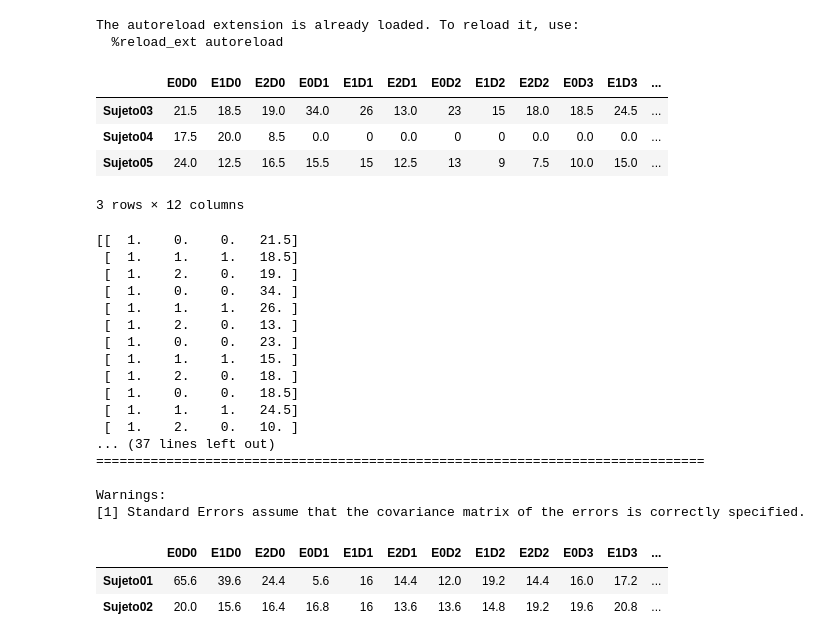
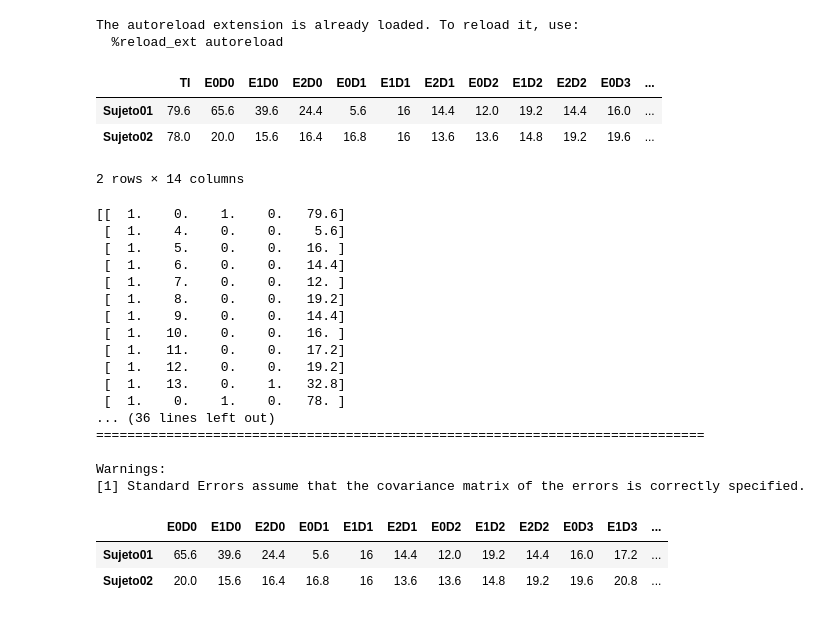
Before and after one commit to IoniUTDT/IPyVisound, a Jupyter notebook: Ajuste pendiente mejorado.ipynb, the cells around one changed output. Saved outputs shown, nothing was run; the diff lists cells and outputs as text; code cells hidden in the pictures.

Commit message:
estuve haciendo un monton de chequeos de significancia, me trabe cuando no dio significativo el entrenamiento!

```diff
--- a/Ajuste pendiente mejorado.ipynb
+++ b/Ajuste pendiente mejorado.ipynb
@@ -83,13 +83,13 @@ entrenamientoA['TF'] = data[data['Orientacion'] == 'A30']['TestFinalAngulos'].ma
 # Armamos las matrices de ajuste segun corresponda, despues se eliminan los datos invalidos
 
 # los datos vienen agrupados en el siguiente orden: primero todos los correspondientes a un mismo sujeto, luego se respeta el orden, es decir se agrupa por dia, y va primero el test inicial y al final el final, en caso de que esten incluidos
-sujetos = 5 # Numeros de sujetos entrenados
+sujetos = 2 # Numeros de sujetos entrenados
 dias = 4 # Numero de dias que vino casa sujeto a entrenar
 sesionesTotales = dias * sujetos # Se llama sesion a cada vez que viene un sujeto
 nivelesXsesion = 3 # Numero de niveles que hay en cada sesion
 nivelesXusuario = dias * nivelesXsesion # Numero total de niveles que hace cada usuario
 
-incluirExtremos = False # Marca si se agrega el test inicial y final a la serie de datos
+incluirExtremos = True # Marca si se agrega el test inicial y final a la serie de datos
 
 if incluirExtremos:
     nivelesXusuario = nivelesXusuario + 2
@@ -140,7 +140,10 @@ else:
     entrenamientoPAProcesar = entrenamientoP.drop(['TI','TF'],1)
     entrenamientoAProcesar = entrenamiento
 
-entrenamientoAProcesar = entrenamientoPAProcesar
+if incluirExtremos:
+    entrenamientoAProcesar = entrenamientoA
+else:
+    entrenamientoAProcesar = entrenamientoPAProcesar
 
 secuencia = entrenamientoAProcesar.stack()
 valores = secuencia.tolist()
@@ -181,52 +184,51 @@ if sacarDia1:
                 valores[i]=0
 
 display (entrenamientoAProcesar)
 
 # Armamos la matriz completa
 unos = [1] * len(valores)
 # matriz = [unos] + [betaslocal] + [betasglobales] + alphas + [gamma1] + [gamma2] + detas + [valores]
 
 # elegimops que queremos ajustar
-matriz = [unos] + [betaslocal] + [feed] + [valores]
+matriz = [unos] + [betasglobales] + [gamma1] + [gamma2] + [valores]
 
 
 matriz = list(map(list, zip(*matriz)))
 
 # Limpiamos la matriz de las filas que no van
 matriz = [item for item in matriz if item[-1]]
 
 print (np.matrix(matriz))
 # Hacemos el ajuste
 
 matrizPura = [item[:-1] for item in matriz]
 valores = [item[-1] for item in matriz]
 
 
 x = np.array(matrizPura)
 y = np.array(valores)
 
 mod = sm.OLS(y, x)
 res = mod.fit()
 print (res.summary())
 # %% [output]
-|  | E0D0 | E1D0 | E2D0 | E0D1 | E1D1 | E2D1 | E0D2 | E1D2 | E2D2 | E0D3 | E1D3 | ... |
-| Sujeto03 | 21.5 | 18.5 | 19.0 | 34.0 | 26 | 13.0 | 23 | 15 | 18.0 | 18.5 | 24.5 | ... |
-| Sujeto04 | 17.5 | 20.0 | 8.5 | 0.0 | 0 | 0.0 | 0 | 0 | 0.0 | 0.0 | 0.0 | ... |
-| Sujeto05 | 24.0 | 12.5 | 16.5 | 15.5 | 15 | 12.5 | 13 | 9 | 7.5 | 10.0 | 15.0 | ... |
+|  | TI | E0D0 | E1D0 | E2D0 | E0D1 | E1D1 | E2D1 | E0D2 | E1D2 | E2D2 | E0D3 | ... |
+| Sujeto01 | 79.6 | 65.6 | 39.6 | 24.4 | 5.6 | 16 | 14.4 | 12.0 | 19.2 | 14.4 | 16.0 | ... |
+| Sujeto02 | 78.0 | 20.0 | 15.6 | 16.4 | 16.8 | 16 | 13.6 | 13.6 | 14.8 | 19.2 | 19.6 | ... |
-3 rows × 12 columns
+2 rows × 14 columns
-[[  1.    0.    0.   21.5]
- [  1.    1.    1.   18.5]
- [  1.    2.    0.   19. ]
- [  1.    0.    0.   34. ]
- [  1.    1.    1.   26. ]
- [  1.    2.    0.   13. ]
- [  1.    0.    0.   23. ]
- [  1.    1.    1.   15. ]
- [  1.    2.    0.   18. ]
- [  1.    0.    0.   18.5]
- [  1.    1.    1.   24.5]
- [  1.    2.    0.   10. ]
-... (37 lines left out)
+[[  1.    0.    1.    0.   79.6]
+ [  1.    4.    0.    0.    5.6]
+ [  1.    5.    0.    0.   16. ]
+ [  1.    6.    0.    0.   14.4]
+ [  1.    7.    0.    0.   12. ]
+ [  1.    8.    0.    0.   19.2]
+ [  1.    9.    0.    0.   14.4]
+ [  1.   10.    0.    0.   16. ]
+ [  1.   11.    0.    0.   17.2]
+ [  1.   12.    0.    0.   19.2]
+ [  1.   13.    0.    1.   32.8]
+ [  1.    0.    1.    0.   78. ]
+... (36 lines left out)
 ==============================================================================
 
 Warnings:
```
Also changed, not shown: 4 other files.
